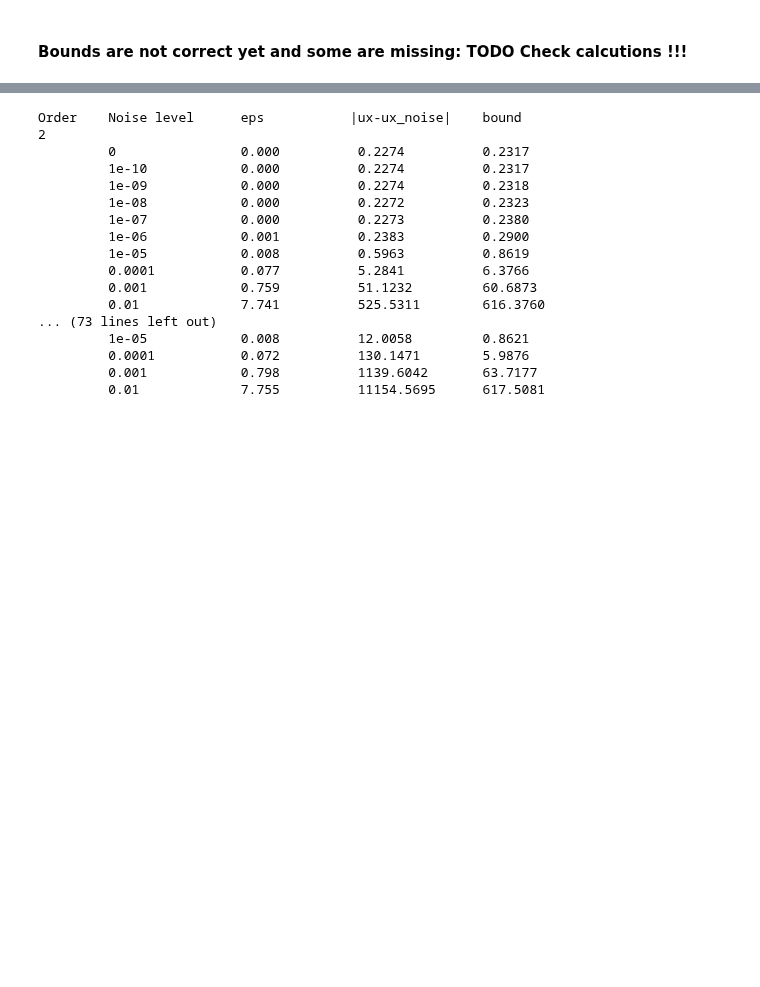
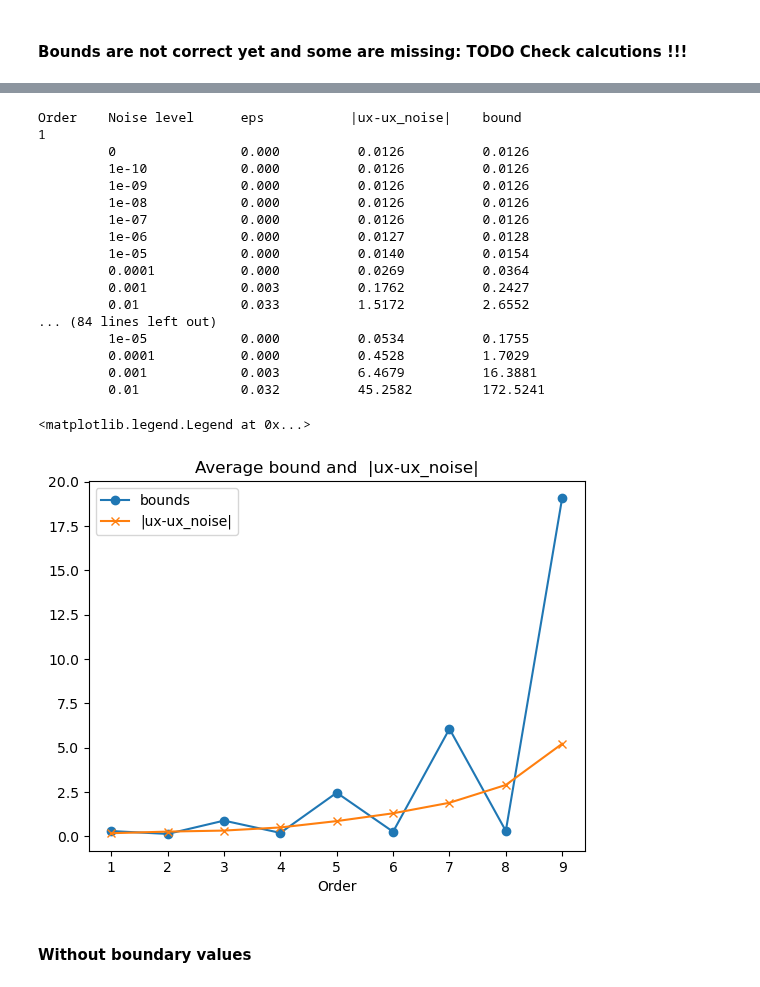
Before and after one commit to HillaryHauger/robust-identifiability-symbolic-recovery, a Jupyter notebook: My Experiments/Robustness Noise SVD.ipynb, the cells around one changed output, grey strips where cells are left out. Drawn from its saved outputs; the diff is of its cells as text; code cells hidden in the pictures; blank space fills up the shorter version.

```diff
--- a/My Experiments/Robustness Noise SVD.ipynb
+++ b/My Experiments/Robustness Noise SVD.ipynb
@@ -252,7 +314,7 @@ Noise level       eps            $max|ux-ux_noise|$      bound
 M=infinity_norm(uxxx)
 number_noise=10 #<=10
 noise_levels = [0]+[10**(-10+i) for i in range(0,number_noise-1)]
-orders=range(2,10,1)
+orders=range(1,10,1)
 print("Order \t Noise level \t  eps \t \t|ux-ux_noise| \t bound")
 diff_list = []
 bound_list = []
@@ -277,19 +339,30 @@ for order in orders:
     diff_list.append(avg_diff)
 # %% [output]
 Order    Noise level      eps           |ux-ux_noise|    bound
-2
-         0                0.000          0.2274          0.2317
-         1e-10            0.000          0.2274          0.2317
-         1e-09            0.000          0.2274          0.2318
-         1e-08            0.000          0.2272          0.2323
-         1e-07            0.000          0.2273          0.2380
-         1e-06            0.001          0.2383          0.2900
-         1e-05            0.008          0.5963          0.8619
-         0.0001           0.077          5.2841          6.3766
-         0.001            0.759          51.1232         60.6873
-         0.01             7.741          525.5311        616.3760
-... (73 lines left out)
-         1e-05            0.008          12.0058         0.8621
-         0.0001           0.072          130.1471        5.9876
-         0.001            0.798          1139.6042       63.7177
-         0.01             7.755          11154.5695      617.5081
+1
+         0                0.000          0.0126          0.0126
+         1e-10            0.000          0.0126          0.0126
+         1e-09            0.000          0.0126          0.0126
+         1e-08            0.000          0.0126          0.0126
+         1e-07            0.000          0.0126          0.0126
+         1e-06            0.000          0.0127          0.0128
+         1e-05            0.000          0.0140          0.0154
+         0.0001           0.000          0.0269          0.0364
+         0.001            0.003          0.1762          0.2427
+         0.01             0.033          1.5172          2.6552
+... (84 lines left out)
+         1e-05            0.000          0.0534          0.1755
+         0.0001           0.000          0.4528          1.7029
+         0.001            0.003          6.4679          16.3881
+         0.01             0.032          45.2582         172.5241
+# %%
+plt.title("Average bound and  |ux-ux_noise|")
+plt.xlabel("Order")
+plt.plot(orders,bound_list, marker='o',label='bounds')
+plt.plot(orders,diff_list,marker='x',label='|ux-ux_noise|')
+plt.legend()
+# %% [output]
+<matplotlib.legend.Legend at 0x...>
+[figure, added]
+# %% [markdown]
+#### Without boundary values
```
Also changed, not shown: parts of 23 cells of this notebook, 1 other file.
